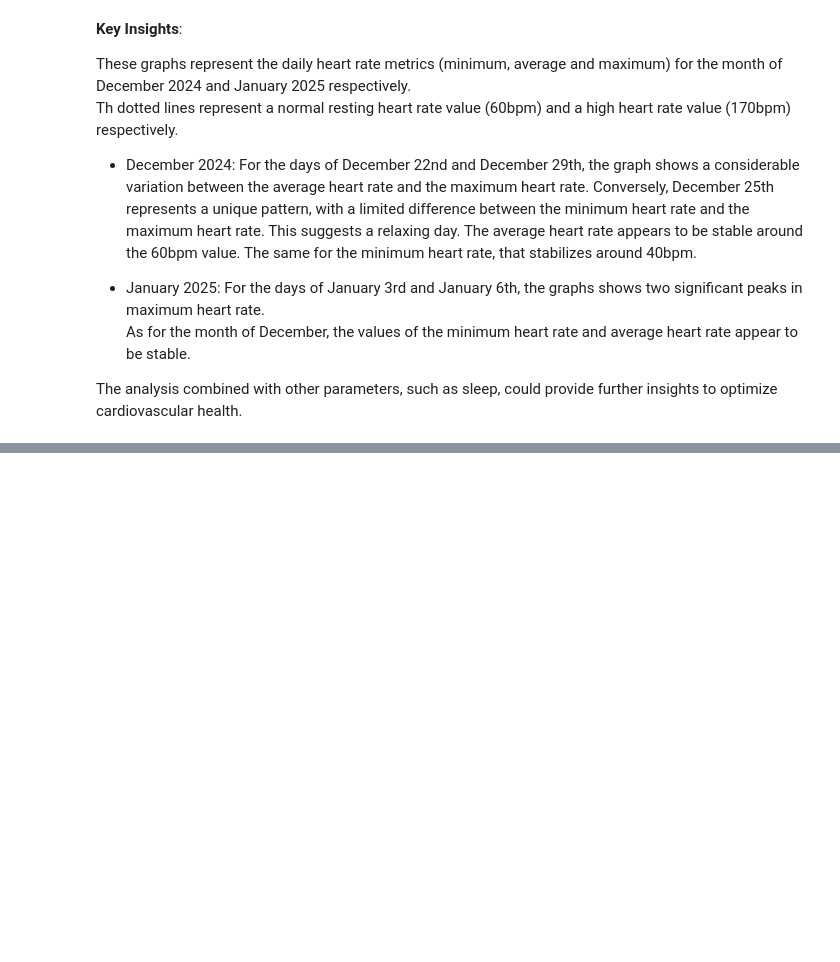
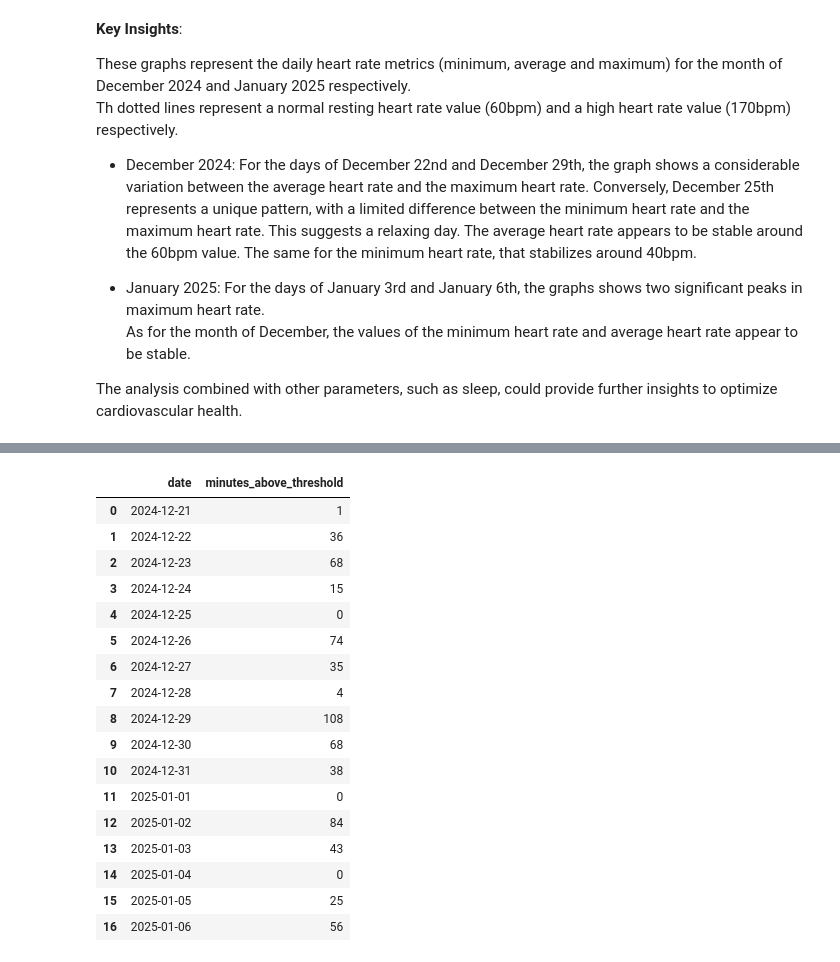
Before and after one commit to valecase4/GarminHealthInsights, a Jupyter notebook: main.ipynb, the cells around one changed output, grey strips where cells are left out. Cells and saved outputs as stored; diff of their text form; code cells hidden in the pictures; blank space fills up the shorter version.

```diff
--- a/main.ipynb
+++ b/main.ipynb
@@ -234,0 +299,41 @@ The analysis combined with other parameters, such as sleep, could provide furthe
+# %%
+def calculate_time_in_hr_band_with_interpolation(df, threshold, test=False):
+    """
+    Calculate the total time (in minutes) spent above a certain heart rate threshold on a daily basis,
+    applying linear interpolation to fill missing timestamps.
+
+    Args:
+        df (pd.DataFrame): DataFrame with 'timestamp', 'heart_rate', and 'date' columns.
+        threshold (int): Heart rate threshold in bpm.
+        test (bool): If True, print interpolated dataframe to verify the process.
+
+    Returns:
+        pd.DataFrame: DataFrame with daily total minutes above the threshold.
+    """
+    df['timestamp'] = pd.to_datetime(df['timestamp'], format="%H:%M")
+
+    df = df.set_index(['date', 'timestamp'])
+
+    resampled = df.groupby(level='date').apply(
+        lambda group: group.resample('1min', level='timestamp').mean()
+    )
+
+    resampled.reset_index(inplace=True)
+
+    resampled['heart_rate'] = resampled['heart_rate'].interpolate(method='linear')
+
+    if test:
+        print(resampled)
+
+    df_above_threshold = resampled[resampled['heart_rate'] > threshold]
+
+    time_above_threshold = (
+        df_above_threshold.groupby('date').size()
+    ).reset_index(name='minutes_above_threshold')
+
+    all_dates = pd.DataFrame({'date': resampled['date'].unique()})
+    time_above_threshold = pd.merge(all_dates, time_above_threshold, on='date', how='left')
+
+    time_above_threshold['minutes_above_threshold'] = time_above_threshold['minutes_above_threshold'].fillna(0).astype(int)
+
+    return time_above_threshold
@@ -234,0 +362,22 @@ The analysis combined with other parameters, such as sleep, could provide furthe
+# %%
+df_scenario_2 = calculate_time_in_hr_band_with_interpolation(heart_rates_df, 100)
+df_scenario_2
+# %% [output]
+|  | date | minutes_above_threshold |
+| 0 | 2024-12-21 | 1 |
+| 1 | 2024-12-22 | 36 |
+| 2 | 2024-12-23 | 68 |
+| 3 | 2024-12-24 | 15 |
+| 4 | 2024-12-25 | 0 |
+| 5 | 2024-12-26 | 74 |
+| 6 | 2024-12-27 | 35 |
+| 7 | 2024-12-28 | 4 |
+| 8 | 2024-12-29 | 108 |
+| 9 | 2024-12-30 | 68 |
+| 10 | 2024-12-31 | 38 |
+| 11 | 2025-01-01 | 0 |
+| 12 | 2025-01-02 | 84 |
+| 13 | 2025-01-03 | 43 |
+| 14 | 2025-01-04 | 0 |
+| 15 | 2025-01-05 | 25 |
+| 16 | 2025-01-06 | 56 |
```
Also changed, not shown: parts of 11 cells of this notebook.
